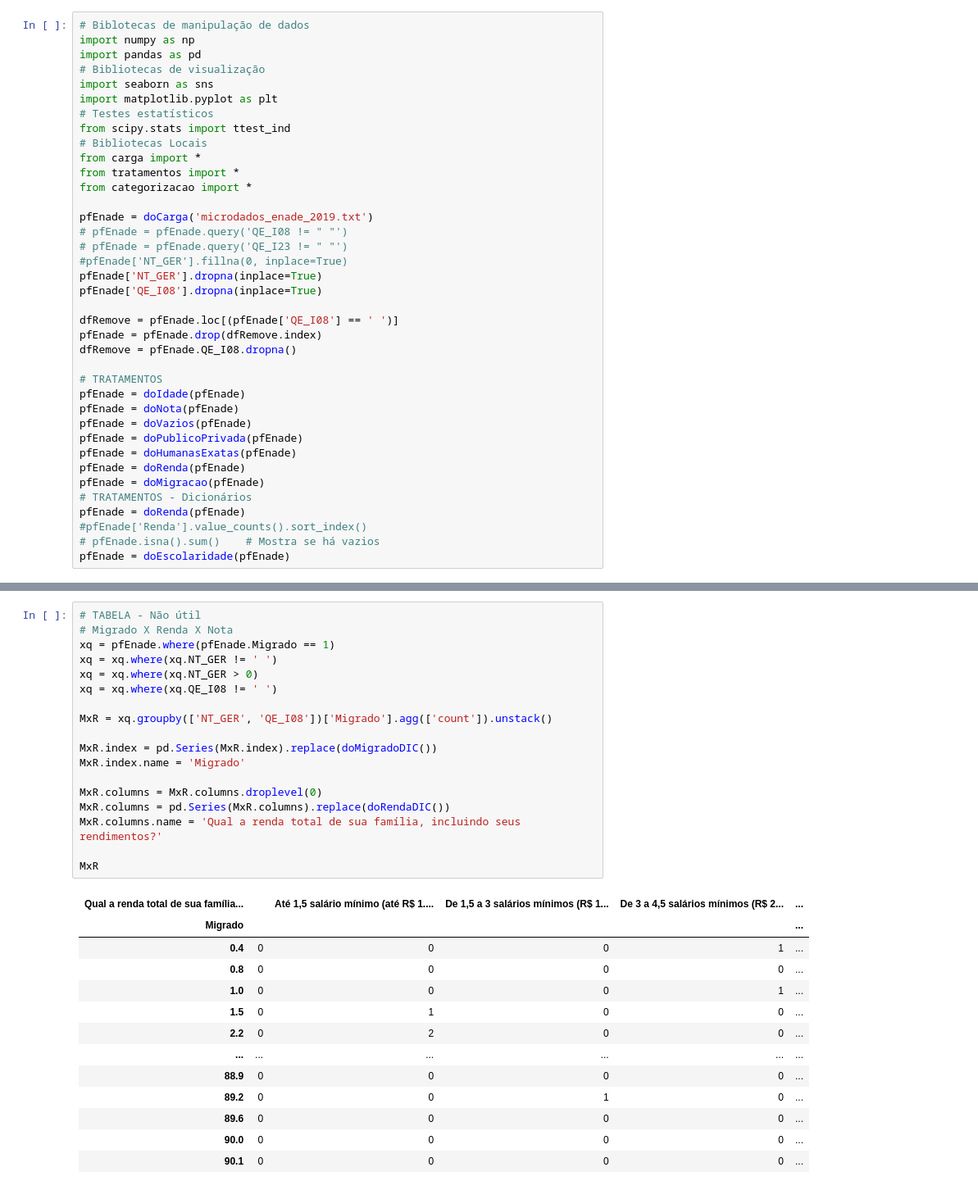
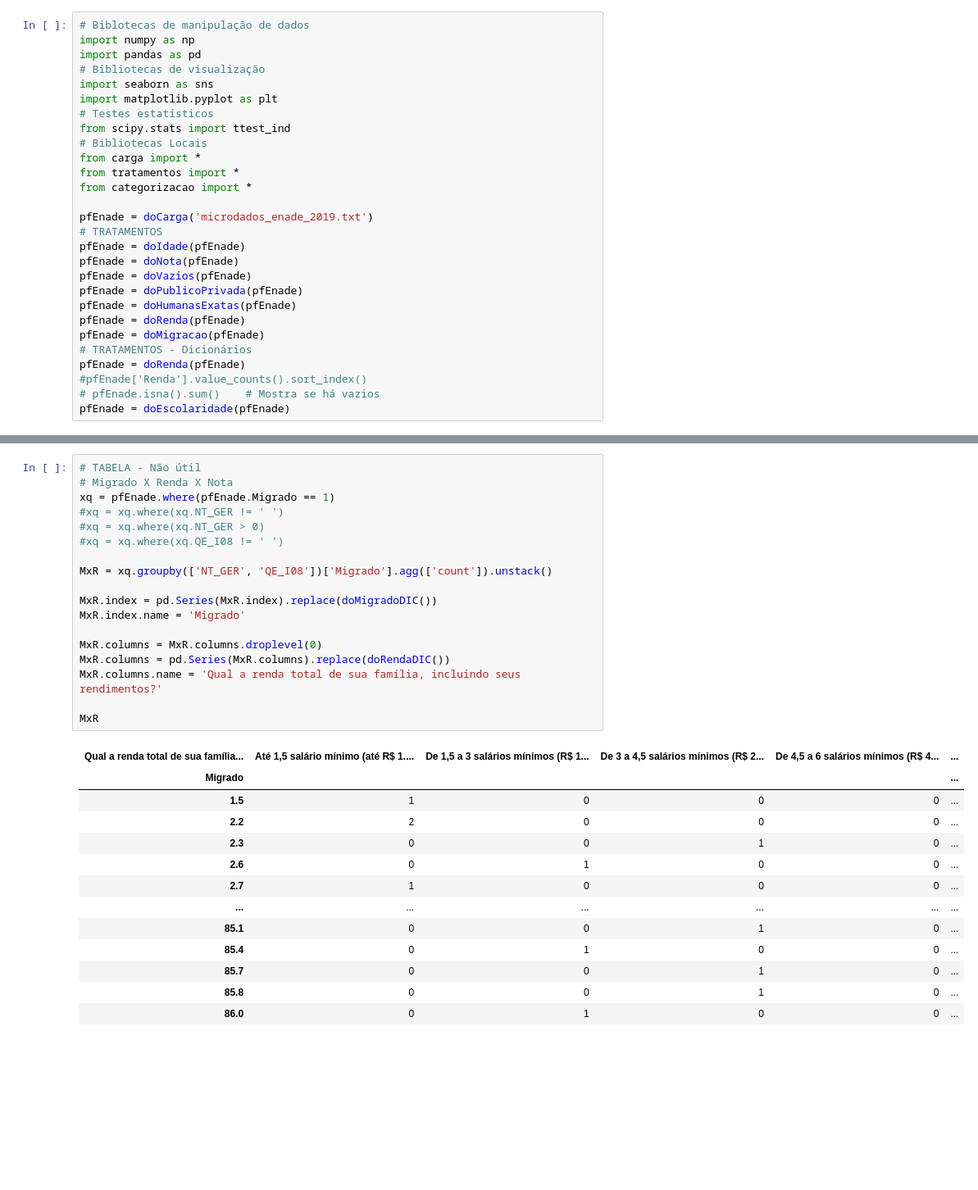
Before and after one commit to svponte/md, a Jupyter notebook: kg.ipynb, the cells around one changed output, grey strips where cells are left out. Shown: that part at 82% size. Saved outputs shown, nothing was run; the diff lists cells and outputs as text; blank space fills up the shorter version.

```diff
--- a/kg.ipynb
+++ b/kg.ipynb
@@ -13,16 +13,6 @@ from tratamentos import *
 from categorizacao import *
 
 pfEnade = doCarga('microdados_enade_2019.txt')
-# pfEnade = pfEnade.query('QE_I08 != " "')
-# pfEnade = pfEnade.query('QE_I23 != " "')
-#pfEnade['NT_GER'].fillna(0, inplace=True)
-pfEnade['NT_GER'].dropna(inplace=True)
-pfEnade['QE_I08'].dropna(inplace=True)
-
-dfRemove = pfEnade.loc[(pfEnade['QE_I08'] == ' ')]
-pfEnade = pfEnade.drop(dfRemove.index)
-dfRemove = pfEnade.QE_I08.dropna()
-
 # TRATAMENTOS
 pfEnade = doIdade(pfEnade)
 pfEnade = doNota(pfEnade)
@@ -219,32 +213,32 @@ SxR.div(SxR.iloc[1])
 # %%
 # TABELA - Não útil
 # Migrado X Renda X Nota
 xq = pfEnade.where(pfEnade.Migrado == 1)
-xq = xq.where(xq.NT_GER != ' ')
-xq = xq.where(xq.NT_GER > 0)
-xq = xq.where(xq.QE_I08 != ' ')
+#xq = xq.where(xq.NT_GER != ' ')
+#xq = xq.where(xq.NT_GER > 0)
+#xq = xq.where(xq.QE_I08 != ' ')
 
 MxR = xq.groupby(['NT_GER', 'QE_I08'])['Migrado'].agg(['count']).unstack()
 
 MxR.index = pd.Series(MxR.index).replace(doMigradoDIC())
 MxR.index.name = 'Migrado'
 
 MxR.columns = MxR.columns.droplevel(0)
 MxR.columns = pd.Series(MxR.columns).replace(doRendaDIC())
 MxR.columns.name = 'Qual a renda total de sua família, incluindo seus rendimentos?'
 
 MxR
 # %% [output]
-| Qual a renda total de sua família... |  | Até 1,5 salário mínimo (até R$ 1.... | De 1,5 a 3 salários mínimos (R$ 1... | De 3 a 4,5 salários mínimos (R$ 2... | ... |
+| Qual a renda total de sua família... | Até 1,5 salário mínimo (até R$ 1.... | De 1,5 a 3 salários mínimos (R$ 1... | De 3 a 4,5 salários mínimos (R$ 2... | De 4,5 a 6 salários mínimos (R$ 4... | ... |
 | Migrado |  |  |  |  | ... |
-| 0.4 | 0 | 0 | 0 | 1 | ... |
-| 0.8 | 0 | 0 | 0 | 0 | ... |
-| 1.0 | 0 | 0 | 0 | 1 | ... |
-| 1.5 | 0 | 1 | 0 | 0 | ... |
-| 2.2 | 0 | 2 | 0 | 0 | ... |
+| 1.5 | 1 | 0 | 0 | 0 | ... |
+| 2.2 | 2 | 0 | 0 | 0 | ... |
+| 2.3 | 0 | 0 | 1 | 0 | ... |
+| 2.6 | 0 | 1 | 0 | 0 | ... |
+| 2.7 | 1 | 0 | 0 | 0 | ... |
 | ... | ... | ... | ... | ... | ... |
-| 88.9 | 0 | 0 | 0 | 0 | ... |
-| 89.2 | 0 | 0 | 1 | 0 | ... |
-| 89.6 | 0 | 0 | 0 | 0 | ... |
-| 90.0 | 0 | 0 | 0 | 0 | ... |
-| 90.1 | 0 | 0 | 0 | 0 | ... |
+| 85.1 | 0 | 0 | 1 | 0 | ... |
+| 85.4 | 0 | 1 | 0 | 0 | ... |
+| 85.7 | 0 | 0 | 1 | 0 | ... |
+| 85.8 | 0 | 0 | 1 | 0 | ... |
+| 86.0 | 0 | 1 | 0 | 0 | ... |
```
Also changed, not shown: parts of 13 cells of this notebook, 3 other files.
